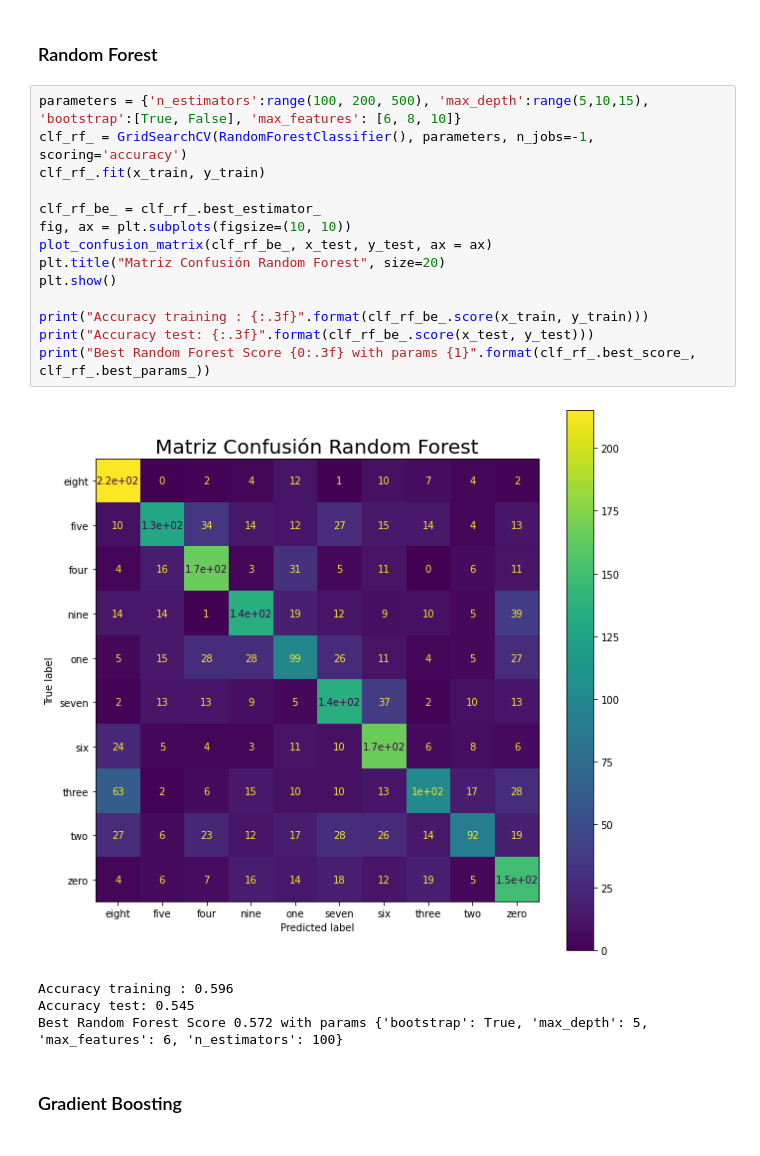
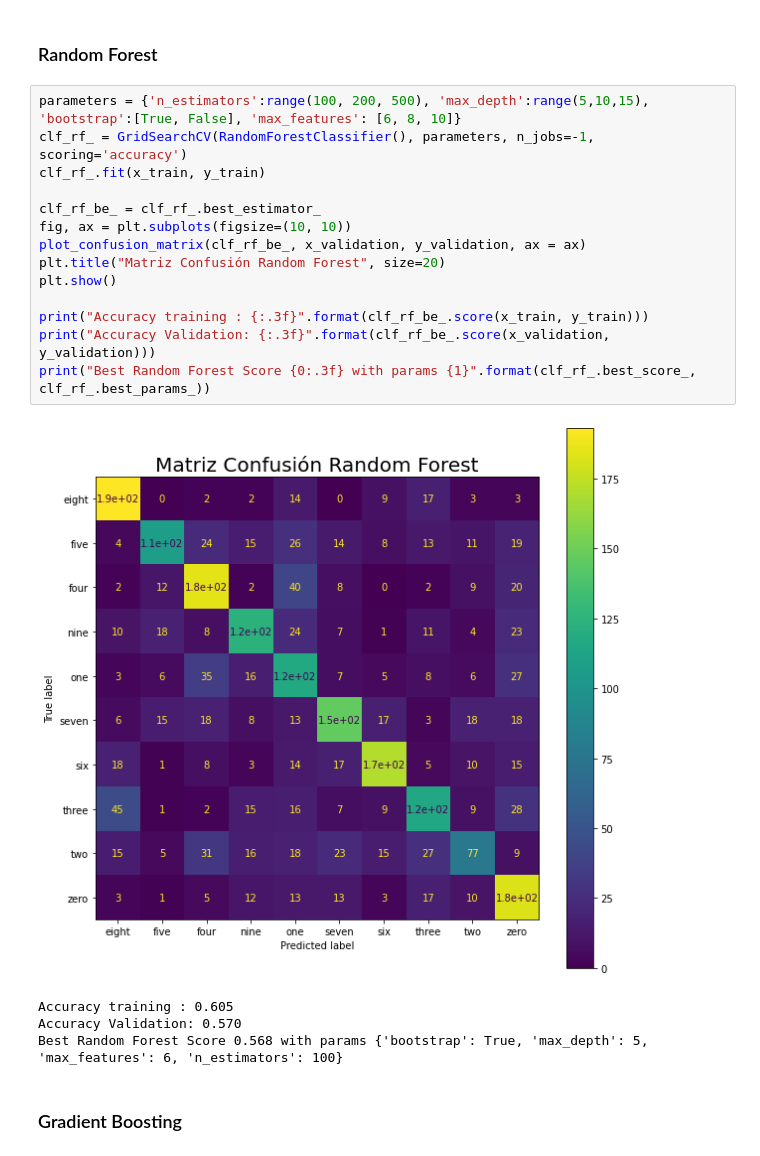
Before and after one commit to newgabo/TP2-AA, a Jupyter notebook: TP2_AA_Modelos_.ipynb, the cells around one changed output. Cells and saved outputs as stored; diff of their text form.

```diff
--- a/TP2_AA_Modelos_.ipynb
+++ b/TP2_AA_Modelos_.ipynb
@@ -138,22 +154,22 @@ Accuracy Test: 0.528
 # %%
 parameters = {'n_estimators':range(100, 200, 500), 'max_depth':range(5,10,15), 'bootstrap':[True, False], 'max_features': [6, 8, 10]}
 clf_rf_ = GridSearchCV(RandomForestClassifier(), parameters, n_jobs=-1, scoring='accuracy')
 clf_rf_.fit(x_train, y_train)
 
 clf_rf_be_ = clf_rf_.best_estimator_
 fig, ax = plt.subplots(figsize=(10, 10))
-plot_confusion_matrix(clf_rf_be_, x_test, y_test, ax = ax)
+plot_confusion_matrix(clf_rf_be_, x_validation, y_validation, ax = ax)
 plt.title("Matriz Confusión Random Forest", size=20)
 plt.show()
 
 print("Accuracy training : {:.3f}".format(clf_rf_be_.score(x_train, y_train)))
-print("Accuracy test: {:.3f}".format(clf_rf_be_.score(x_test, y_test)))
+print("Accuracy Validation: {:.3f}".format(clf_rf_be_.score(x_validation, y_validation)))
 print("Best Random Forest Score {0:.3f} with params {1}".format(clf_rf_.best_score_, clf_rf_.best_params_))
 # %% [output]
-[figure, old version]
+[figure, new version]
-Accuracy training : 0.596
-Accuracy test: 0.545
-Best Random Forest Score 0.572 with params {'bootstrap': True, 'max_depth': 5, 'max_features': 6, 'n_estimators': 100}
+Accuracy training : 0.605
+Accuracy Validation: 0.570
+Best Random Forest Score 0.568 with params {'bootstrap': True, 'max_depth': 5, 'max_features': 6, 'n_estimators': 100}
 # %% [markdown]
 ### Gradient Boosting
 # %% [markdown]
```
Also changed, not shown: parts of 44 cells of this notebook.
